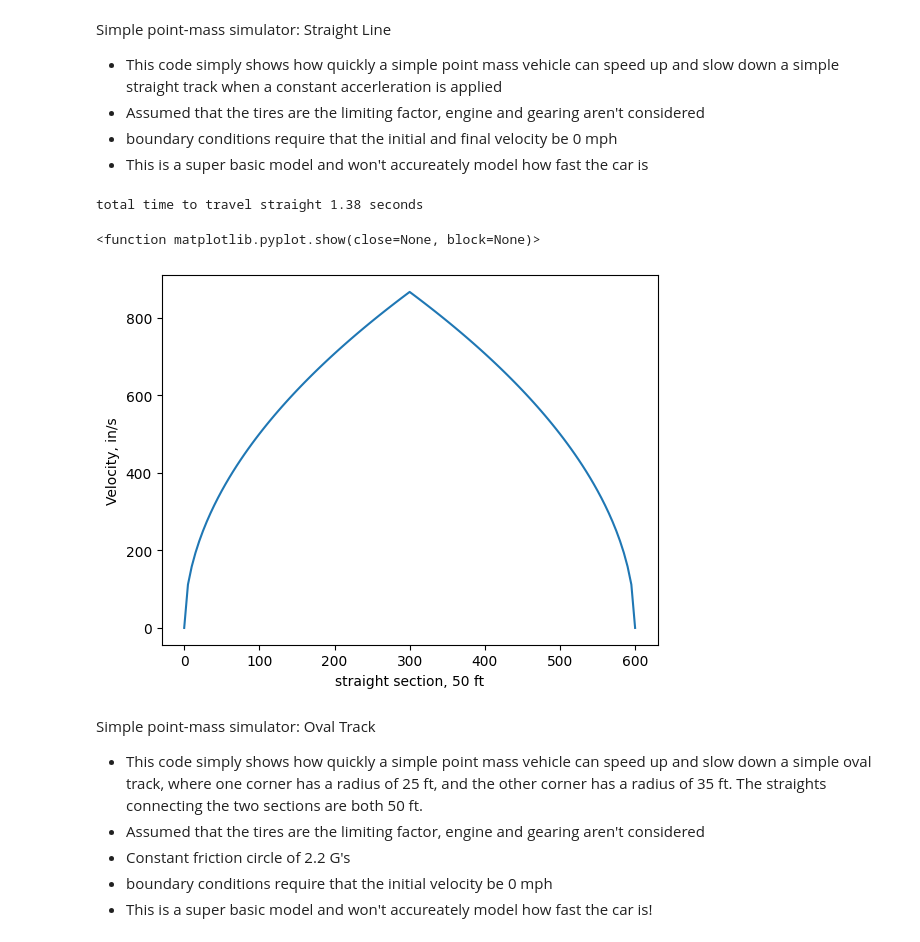
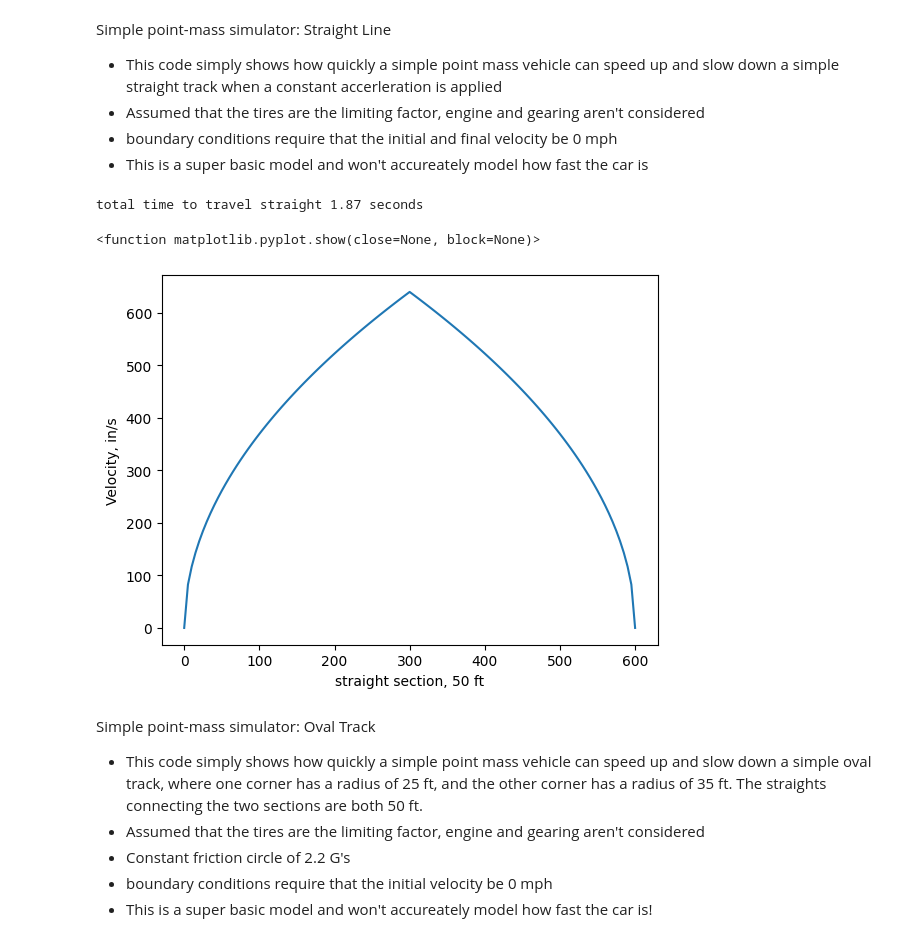
Before and after one commit to Washington-State-University-Formula-SAE/ttc-data, a Jupyter notebook: lapsim.ipynb, the cells around one changed output. Drawn from its saved outputs; the diff is of its cells as text; code cells hidden in the pictures.

```diff
--- a/lapsim.ipynb
+++ b/lapsim.ipynb
@@ -37,7 +54,7 @@ n = track/dx
 nodes = np.linspace(0,track,int(n+1))
 
 # Friction coefficient of approximately 2.2, will subsitute with more accurate friction ellipse
-f_approx = 2.2
+f_approx = 1.2
 
 a_x = w_car*f_approx
 
@@ -45,35 +62,35 @@ a_x = w_car*f_approx
 v1 = np.zeros(int(n+1))
 for i in np.arange(n):
     v1[int(i+1)] = np.sqrt(v1[int(i)]**2 + 2*a_x*dx)
 
 # Determine the speed if the car deaccelerated for the entire length of the traffic, ending at 0 mph at node n
 v2 = np.zeros(int(n+1))
 for i in np.arange(1,n+1):
     v2[int(-i-1)] = np.sqrt(v2[int(-i)]**2 + 2*a_x*dx)
 
 # Determine which value of the two above lists is lowest. This list is the theoretical velocity at each node to satisfy the stated assumptions
 v3 = np.zeros(int(n+1))
 for i in np.arange(int(n)):
     if v1[i] < v2 [i]:
         v3[i] = (v1[int(i)])
     else:
         v3[i] = (v2[int(i)])
 
 # Determining the total time it takes to travel the track by rewriting the equation v1 = v0 + a*t
 t = 0
 for i in np.arange(len(v3)-1):
     t += np.abs(v3[i+1]-v3[i])/a_x
 
 print(f"total time to travel straight {round(t,2)} seconds")
 
 plt.plot(nodes,v3)
 plt.xlabel('straight section, 50 ft')
 plt.ylabel('Velocity, in/s')
 plt.show
 # %% [output]
-total time to travel straight 1.38 seconds
+total time to travel straight 1.87 seconds
 <function matplotlib.pyplot.show(close=None, block=None)>
-[figure, old version]
+[figure, new version]
 # %% [markdown]
 Simple point-mass simulator: Oval Track
 
```
Also changed, not shown: parts of 6 cells of this notebook, 1 other file.
